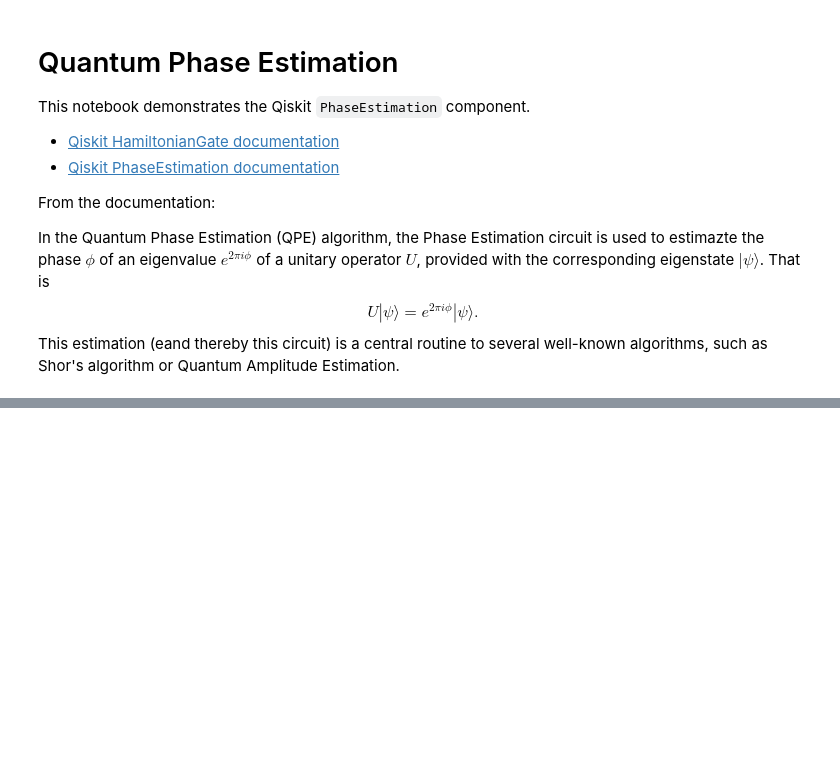
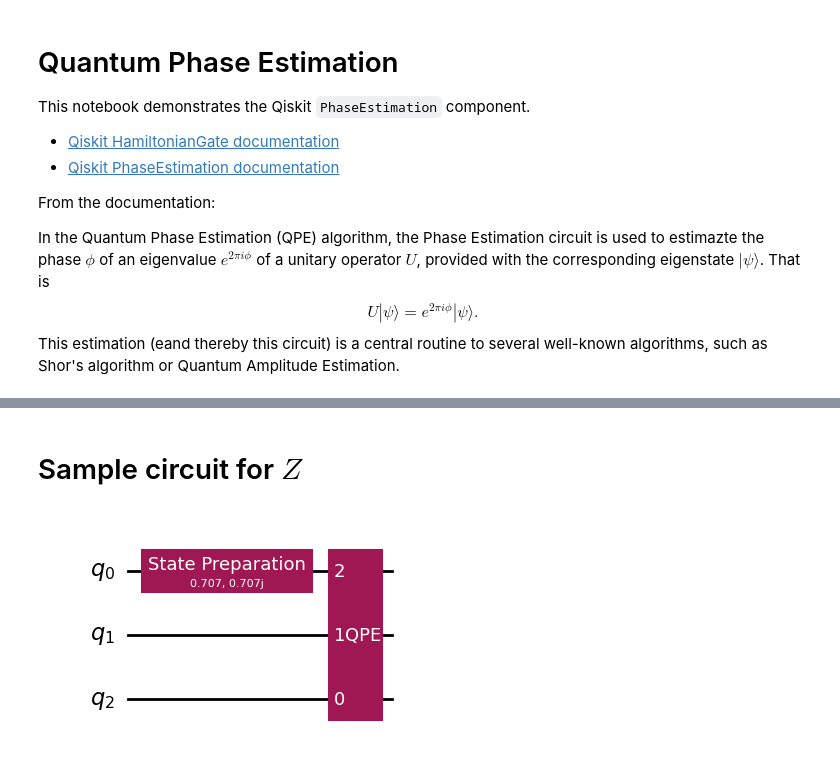
Before and after one commit to johnbhurst/phys460, a Jupyter notebook: bin/project/qpe.ipynb, the cells around one changed output, grey strips where cells are left out. Drawn from its saved outputs; the diff is of its cells as text; code cells hidden in the pictures; blank space fills up the shorter version.

Commit message:
fix: Corrected and aligned long- and short-form QPE circuits, now getting consistent and correct results.

```diff
--- a/bin/project/qpe.ipynb
+++ b/bin/project/qpe.ipynb
@@ -84,0 +39,43 @@ display(Markdown(table))
+# %%
+# Functions
+
+def run_statevector(circuit):
+    """Runs the circuit and returns the result as a statevector."""
+    simulator = Aer.get_backend('statevector_simulator')
+    aer_circuit = transpile(circuit, simulator)
+    result_statevector = simulator.run(aer_circuit).result().get_statevector()
+    return result_statevector
+
+def markdown_statevector(sv):
+    """Returns the statevector in markdown format."""
+    return sv.draw('latex').data
+
+def markdown_table_statevector(sv):
+    """Returns the statevector in markdown format, with '|' replaced by '\|', for use in tables."""
+    return markdown_statevector(sv).replace('|', r'\|')
+
+def qpe_circuit(operator, eigenvector, apply_qpe=True):
+    """Returns a circuit that prepares the eigenvector of the operator and applies the Quantum Phase Estimation algorithm."""
+    circuit = QuantumCircuit(3)
+    circuit.append(StatePreparation(eigenvector), [0])
+    if apply_qpe:
+        qpe = PhaseEstimation(2, operator)
+        circuit.append(qpe, [2, 1, 0])
+    return circuit
+
+def display_qpe_circuit(operator, eigenvector, title):
+    """Displays the circuit that prepares the eigenvector of the operator and applies the Quantum Phase Estimation algorithm."""
+    input_circuit = qpe_circuit(operator, eigenvector, apply_qpe=False)
+    circuit = qpe_circuit(operator, eigenvector)
+    display(Markdown(f"# {title}"))
+    display(circuit.draw('mpl'))
+    display(Markdown("Input state: " + markdown_statevector(run_statevector(input_circuit))))
+    display(Markdown("Output state: " + markdown_statevector(run_statevector(circuit))))
+
+# Show one example.
+z_circuit = qpe_circuit(Y, y1)
+display(Markdown("# Sample circuit for $Z$"))
+display(z_circuit.draw('mpl'))
+# %% [output]
+# Sample circuit for $Z$
+[figure, added]
```
Also changed, not shown: parts of 8 cells of this notebook, 1 other file.
